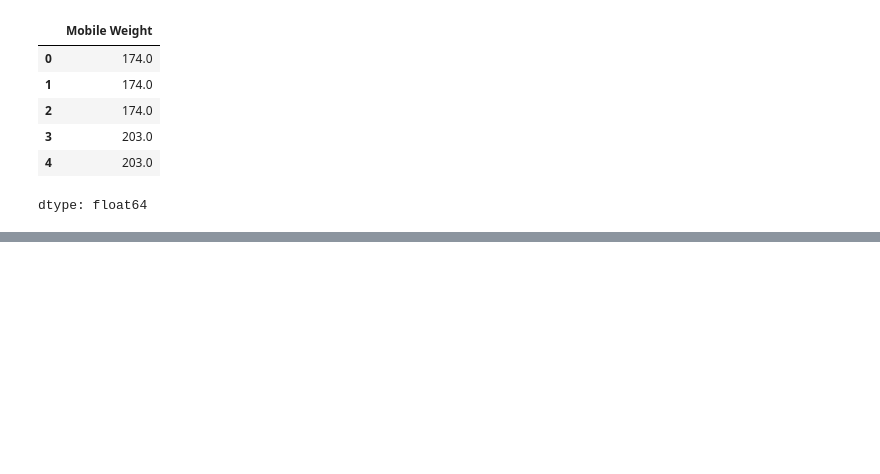
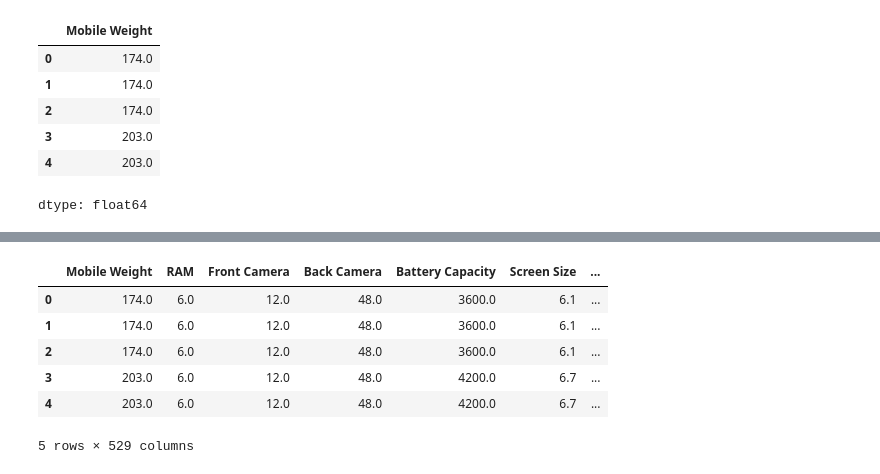
Before and after one commit to GENTLEW1ND/Python, a Jupyter notebook: Smartphone_price_prediction.ipynb, the cells around one changed output, grey strips where cells are left out. Saved outputs shown, nothing was run; the diff lists cells and outputs as text; code cells hidden in the pictures; blank space fills up the shorter version.

```diff
--- a/Smartphone_price_prediction.ipynb
+++ b/Smartphone_price_prediction.ipynb
@@ -349,0 +388,10 @@ data.head()
+# %%
+df.head()
+# %% [output]
+|  | Mobile Weight | RAM | Front Camera | Back Camera | Battery Capacity | Screen Size | ... |
+| 0 | 174.0 | 6.0 | 12.0 | 48.0 | 3600.0 | 6.1 | ... |
+| 1 | 174.0 | 6.0 | 12.0 | 48.0 | 3600.0 | 6.1 | ... |
+| 2 | 174.0 | 6.0 | 12.0 | 48.0 | 3600.0 | 6.1 | ... |
+| 3 | 203.0 | 6.0 | 12.0 | 48.0 | 4200.0 | 6.7 | ... |
+| 4 | 203.0 | 6.0 | 12.0 | 48.0 | 4200.0 | 6.7 | ... |
+5 rows × 529 columns
```
Also changed, not shown: parts of 14 cells of this notebook.
